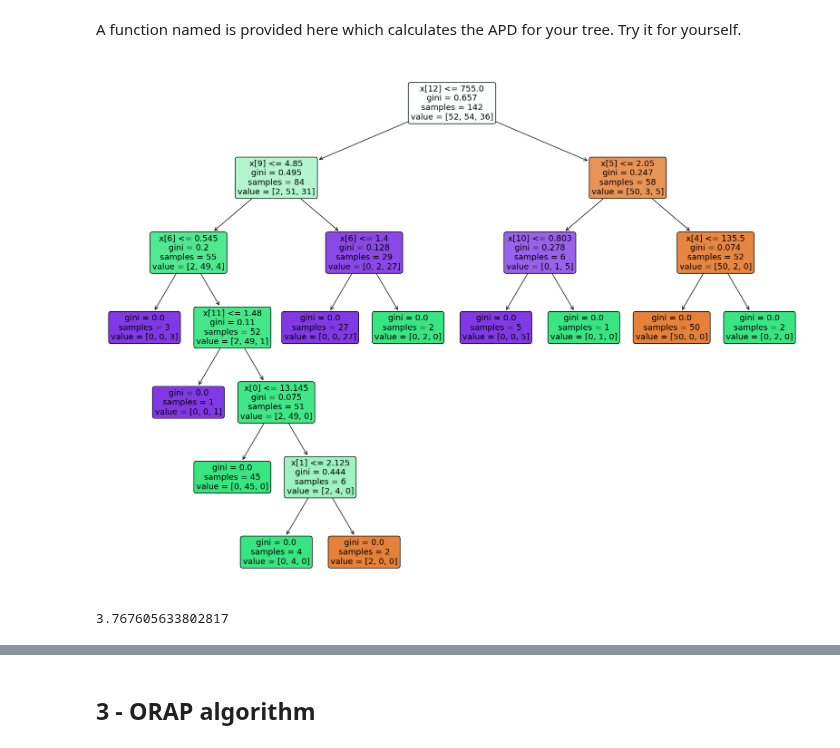
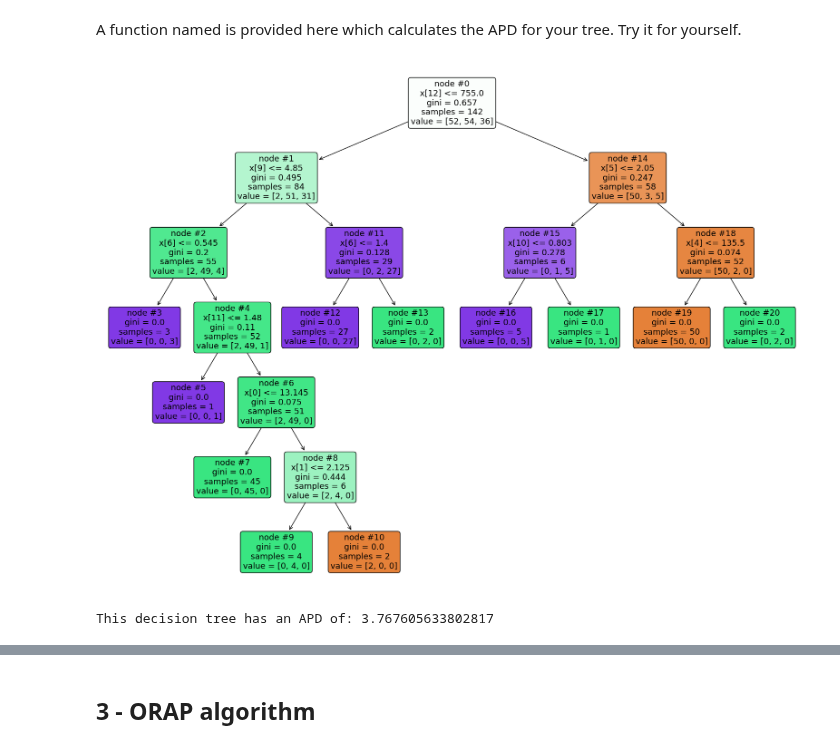
Before and after one commit to masoudinejad/dt_pruning, a Jupyter notebook: orap.ipynb, the cells around one changed output, grey strips where cells are left out. Drawn from its saved outputs; the diff is of its cells as text; code cells hidden in the pictures.

```diff
--- a/orap.ipynb
+++ b/orap.ipynb
@@ -65,10 +65,14 @@ This simpler form of APD requires summing the number of samples in each inner-no
 A function named is provided here which calculates the APD for your tree. Try it for yourself.
 # %%
 fig = plt.figure(figsize=(20,15))
-_ = tree.plot_tree(cls_dt, filled=True, rounded=True)
+_ = tree.plot_tree(cls_dt, filled=True, rounded=True, node_ids=True)
 # %% [output]
-[figure, old version]
+[figure, new version]
-# %%
-print(get_APD(cls_dt))
-# %% [output]
-3.767605633802817
+# %%
+# Build the extended tree object
+xdt = ext_dt(cls_dt)
+# Get the APD of the whole tree
+cls_APD = xdt.get_APD()
+print(F"This decision tree has an APD of: {cls_APD}")
+# %% [output]
+This decision tree has an APD of: 3.767605633802817
```
Also changed, not shown: parts of 4 cells of this notebook, 2 other files.
